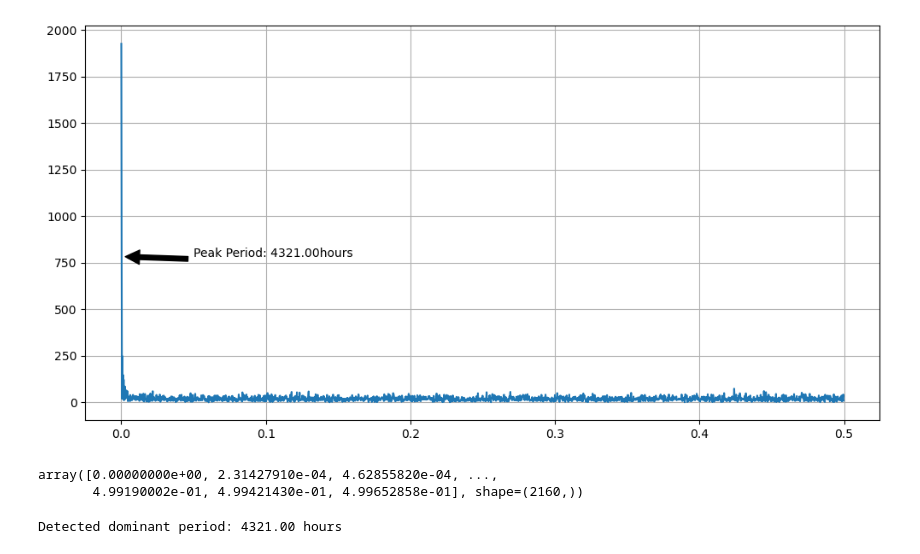
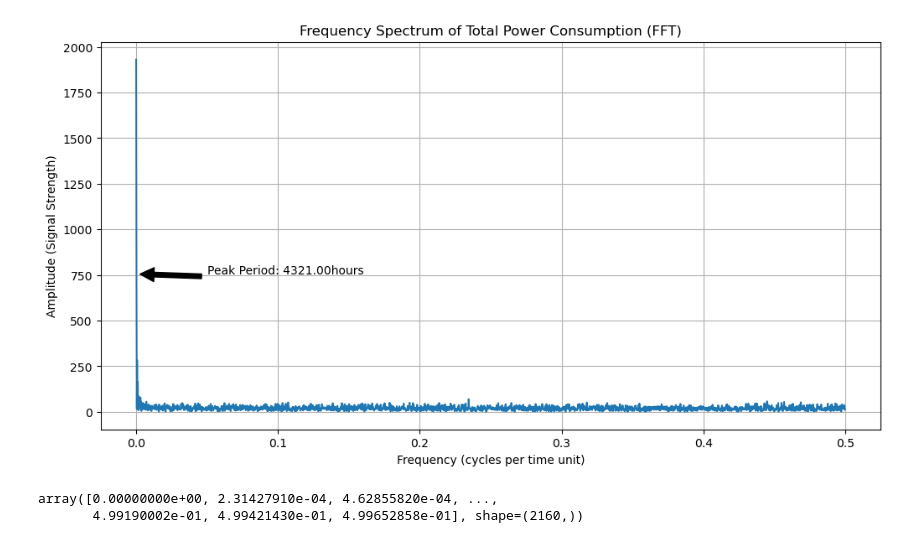
Before and after one commit to mailech/SmartEnergy-Consumption, a Jupyter notebook: notebooks/Preprocessing.ipynb, the cells around one changed output. Cells and saved outputs as stored; diff of their text form; code cells hidden in the pictures.

```diff
--- a/notebooks/Preprocessing.ipynb
+++ b/notebooks/Preprocessing.ipynb
@@ -102,41 +104,38 @@ plt.show()
 # %%
 from scipy.fft import fft,fftfreq
 
 y = df_clean[target_col].values
 N = len(y)
 # T = 1.0/24.0
 
 
 yf = fft(y)
 xf = fftfreq(N,1)
 
 xf_pos = xf[:N//2]
 yf_pos = 2.0/N * np.abs(yf[0:N//2])
 
 plt.figure(figsize = (12,6))
 plt.plot(xf_pos,yf_pos)
-
+plt.title("Frequency Spectrum of Total Power Consumption (FFT)")
+plt.xlabel("Frequency (cycles per time unit)")
+plt.ylabel("Amplitude (Signal Strength)")
 plt.grid(True)
 
 peak_idx = np.argmax( yf_pos[1:]) + 1
 peak_freq = xf_pos[peak_idx]
 
 period = 1/peak_freq
 plt.annotate(f'Peak Period: {period:.2f}hours',
              xy = (peak_freq, yf_pos[peak_idx]),
             xytext = (peak_freq+0.05, yf_pos[peak_idx]),
     arrowprops=dict(facecolor='black',shrink=0.05))
 plt.show()
 xf_pos
 # %% [output]
-[figure, old version]
+[figure, new version]
 array([0.00000000e+00, 2.31427910e-04, 4.62855820e-04, ...,
        4.99190002e-01, 4.99421430e-01, 4.99652858e-01], shape=(2160,))
-# %%
-period = 1/peak_freq
-print(f"Detected dominant period: {period:.2f} hours")
-# %% [output]
-Detected dominant period: 4321.00 hours
 # %%
 seasonal_strength = decomposition.seasonal.var() / df_clean['total_power'].var()
 print("Seasonal Strength:", seasonal_strength)
```
Also changed, not shown: parts of 17 cells of this notebook.
